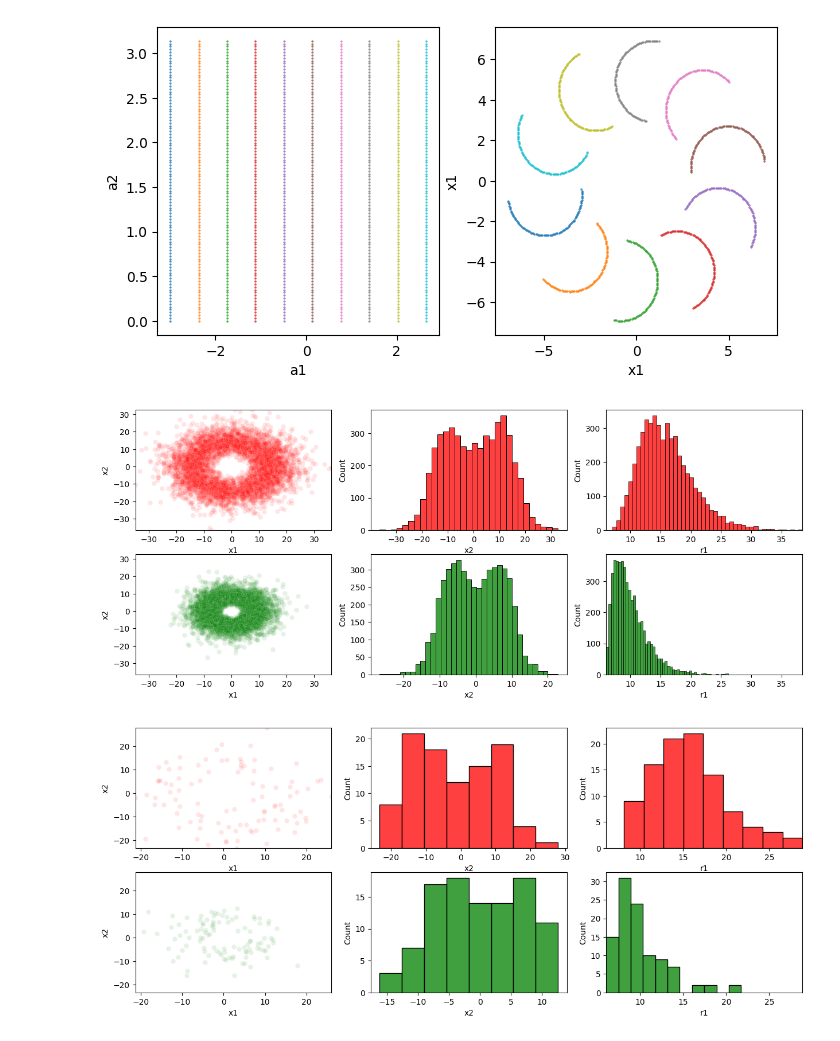
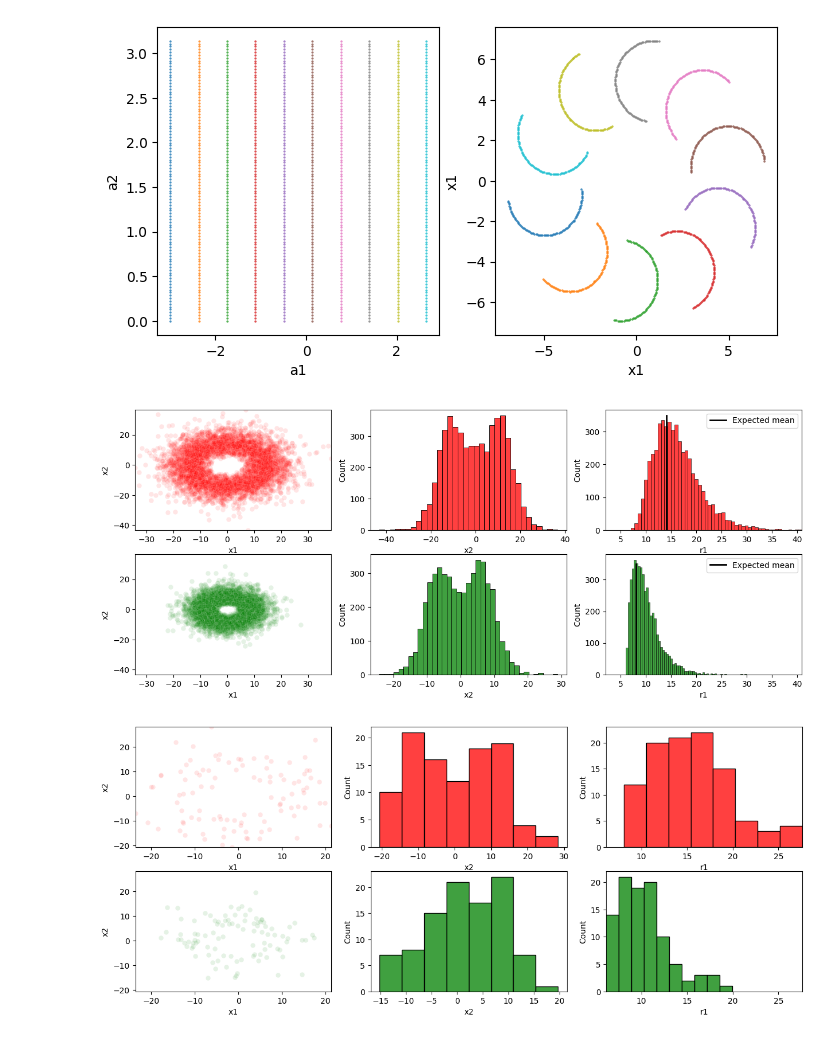
Before and after one commit to choisant/foundational-modeling, a Jupyter notebook: toy_experiment/data.ipynb, the cells around one changed output. Drawn from its saved outputs; the diff is of its cells as text; code cells hidden in the pictures.

Commit message:
pretty plots

```diff
--- a/toy_experiment/data.ipynb
+++ b/toy_experiment/data.ipynb
@@ -99,12 +99,15 @@ def robot_arm(theta1, theta2, r1, r2):
 # %%
 # CONSTANTS
 R_2 = 2
+k_red = 5
+k_green = 2
+scale = 2
 rng = np.random.default_rng()
 def sample_a1(c, n): return(np.array([random.uniform(0, 2*np.pi) for i in range(n)]))
 def sample_a2(c, n): return(np.array([random.uniform(0, 2*np.pi) for i in range(n)]))
 def sample_r1(c, n):
     r1_arr = np.zeros(n)
-    r1_arr = np.where(c=="red", 2*R_2 + rng.gamma(5, 2, n), r1_arr)
-    r1_arr = np.where(c=="green", 2*R_2 + rng.gamma(2, 2, n), r1_arr)
+    r1_arr = np.where(c=="red", 2*R_2 + rng.gamma(k_red, scale, n), r1_arr)
+    r1_arr = np.where(c=="green", 2*R_2 + rng.gamma(k_green, scale, n), r1_arr)
     return r1_arr
 def sample_c(n): return(rng.choice(["red", "green"], n))
@@ -195,29 +195,34 @@ df_many = gen_data(10000)
 # %%
 def plot_data(df):
 
     fig, ax = plt.subplots(nrows = 2, ncols = 3, figsize = (15, 6))
 
     df_red = df[df["color"] == "red"]
     sn.scatterplot(df_red, x="x1", y = "x2", c="red", alpha=0.1, ax=ax[0][0])
     sn.histplot(df_red, x="x2", color="red", ax=ax[0][1])
-    sn.histplot(df_red, x="r1", color="red", ax=ax[0][2])
 
     df_green = df[df["color"] == "green"]
     sn.scatterplot(df_green, x="x1", y = "x2", c="green", alpha=0.1, ax=ax[1][0])
     sn.histplot(df_green, x="x2", color="green", ax=ax[1][1])
-    sn.histplot(df_green, x="r1", color="green", ax=ax[1][2])
+
     ax[0][0].set_xlim(min(df["x1"]), max(df["x1"]))
     ax[1][0].set_xlim(min(df["x1"]), max(df["x1"]))
     ax[0][0].set_ylim(min(df["x2"]), max(df["x2"]))
     ax[1][0].set_ylim(min(df["x2"]), max(df["x2"]))
-    ax[0][2].set_xlim(min(df["r1"]), max(df["r1"]))
-    ax[1][2].set_xlim(min(df["r1"]), max(df["r1"]))
+
+    # Plot r1
+    sn.histplot(df_red, x="r1", color="red", ax=ax[0][2])
+    sn.histplot(df_green, x="r1", color="green", ax=ax[1][2])
+    sn.lineplot(x=[2*R_2 + k_red*scale]*2, y=[0, 350], estimator=None, lw=2, alpha=1, c="black", ax=ax[0][2], label="Expected mean")
+    sn.lineplot(x=[2*R_2 + k_green*scale]*2, y=[0, 350], estimator=None, lw=2, alpha=1, c="black", ax=ax[1][2], label="Expected mean")
+    ax[0][2].set_xlim(R_2, max(df["r1"]))
+    ax[1][2].set_xlim(R_2, max(df["r1"]))
 
     return fig, ax
 
 fig, ax = plot_data(df_many)
 # %% [output]
-[figure, old version]
+[figure, new version]
 # %%
 # Generate training data
 df_cal = gen_data(200)
@@ -225,4 +230,4 @@ df_train = gen_data(2000)
 # %%
 fig, ax = plot_data(df_cal)
 # %% [output]
-[figure, old version]
+[figure, new version]
```
Also changed, not shown: parts of 5 cells of this notebook, 2 other files.
